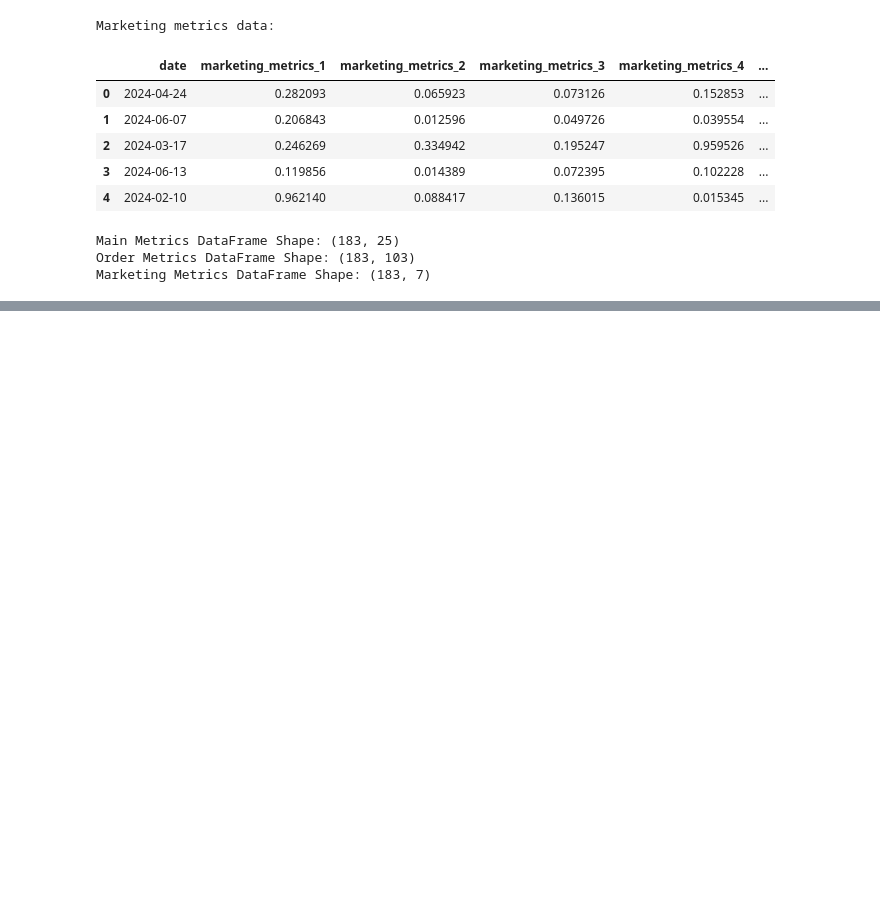
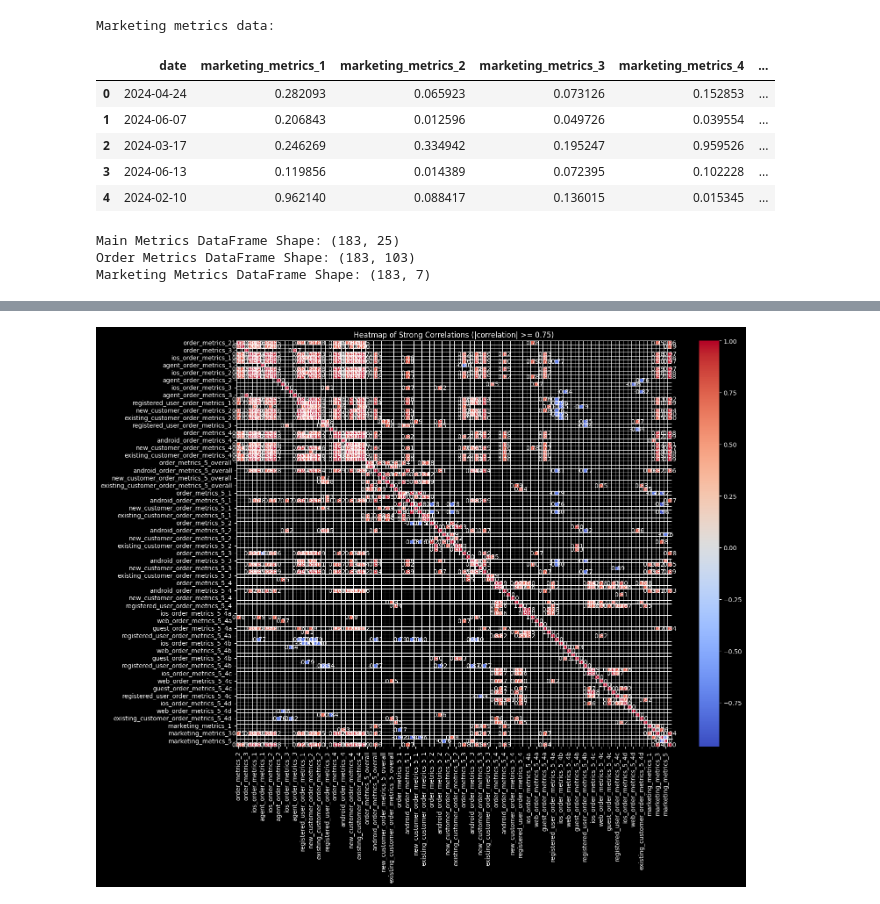
Before and after one commit to ssulaihasubi/floward-take-home-assessment, a Jupyter notebook: case-study-2-anomaly-detection.ipynb, the cells around one changed output, grey strips where cells are left out. Cells and saved outputs as stored; diff of their text form; code cells hidden in the pictures; blank space fills up the shorter version.

```diff
--- a/case-study-2-anomaly-detection.ipynb
+++ b/case-study-2-anomaly-detection.ipynb
@@ -89,0 +253,16 @@ Marketing Metrics DataFrame Shape: (183, 7)
+# %%
+# Rename the 'date' column in the marketing_metrics_df to match the other dataframes
+marketing_metrics_df.rename(columns={'date': 'snapshot_date'}, inplace=True)
+
+# Perform the merge operation again
+anomalies_with_metrics = anomalies[['snapshot_date']].merge(order_metrics_df, left_on='snapshot_date', right_on='order_date', how='left')
+anomalies_with_metrics = anomalies_with_metrics.merge(marketing_metrics_df, on='snapshot_date', how='left')
+
+# Drop the 'snapshot_date' and 'order_date' columns for correlation analysis
+anomalies_with_metrics = anomalies_with_metrics.drop(columns=['snapshot_date', 'order_date'])
+
+# Perform correlation analysis
+correlation_matrix = anomalies_with_metrics.corr()
+
+# Display the correlation matrix
+correlation_matrix
@@ -89,0 +283,21 @@ Marketing Metrics DataFrame Shape: (183, 7)
+# %%
+# Interpretation:
+# Positive Correlations (in red): Metrics that tend to increase together.
+# Negative Correlations (in blue): Metrics where an increase in one corresponds with a decrease in the other.
+
+import matplotlib.pyplot as plt
+import seaborn as sns
+
+# Set a threshold for strong correlations (absolute value)
+threshold = 0.75
+
+# Filter the correlation matrix to include only strong correlations
+strong_correlations = correlation_matrix[(correlation_matrix >= threshold) | (correlation_matrix <= -threshold)]
+
+# Create a heatmap to visualize the strong correlations
+plt.figure(figsize=(16, 12))
+sns.heatmap(strong_correlations, annot=True, cmap="coolwarm", fmt='.2f', linewidths=.5)
+plt.title('Heatmap of Strong Correlations (|correlation| >= 0.75)')
+plt.show()
+# %% [output]
+[figure, added]
```
Also changed, not shown: parts of 13 cells of this notebook.
